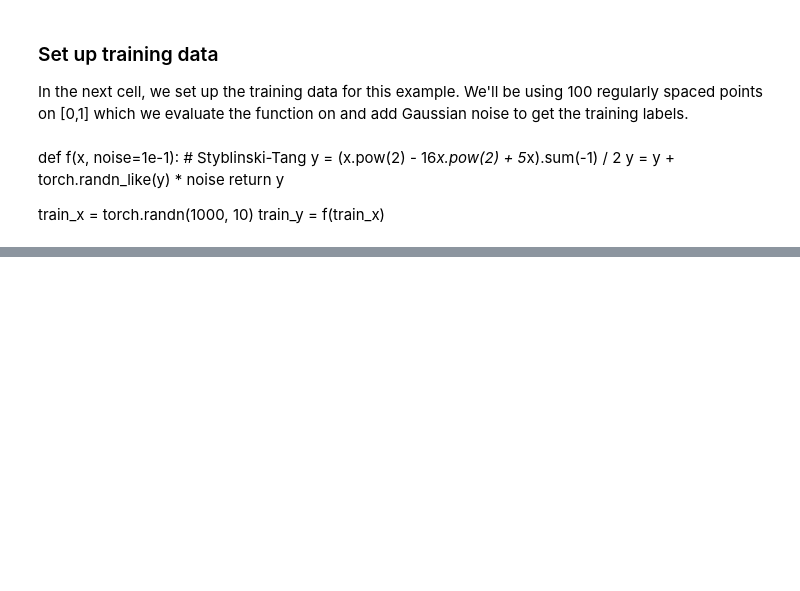
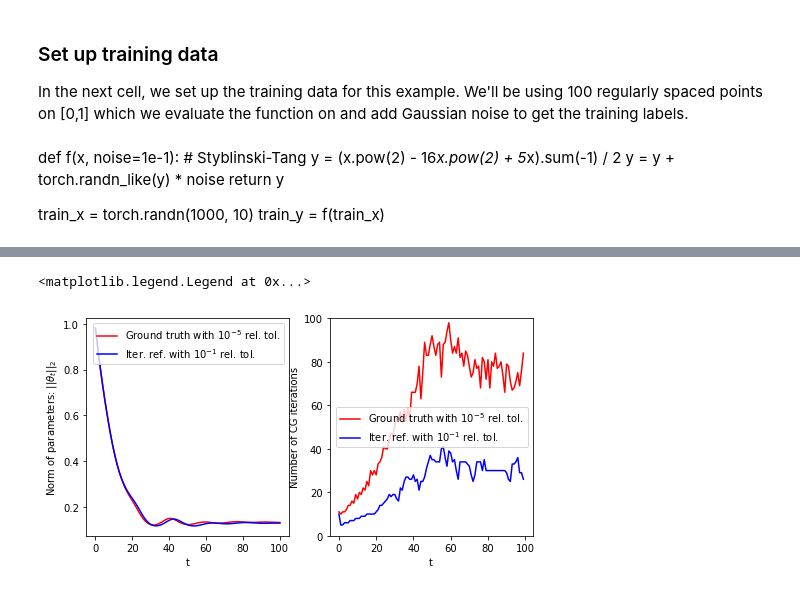
Before and after one commit to cornellius-gp/gpytorch, a Jupyter notebook: examples/01_Exact_GPs/Simple_GP_Regression.ipynb, the cells around one changed output, grey strips where cells are left out. Saved outputs shown, nothing was run; the diff lists cells and outputs as text; code cells hidden in the pictures; blank space fills up the shorter version.

```diff
--- a/examples/01_Exact_GPs/Simple_GP_Regression.ipynb
+++ b/examples/01_Exact_GPs/Simple_GP_Regression.ipynb
@@ -34,7 +32,9 @@ def f(x, noise=1e-1):
     y = y + torch.randn_like(y) * noise
     return y
 
-train_x = torch.linspace(-1, 1, 1000)
+N = 100
+torch.manual_seed(0)
+train_x = torch.linspace(-1, 1, N)
 train_y = f(train_x)
 # %% [markdown]
 def f(x, noise=1e-1):
@@ -57,13 +57,9 @@ class ExactGPModel(gpytorch.models.ExactGP):
         #self.covar_module = gpytorch.kernels.ScaleKernel(
         #                        gpytorch.kernels.RBFKernel().initialize(lengthscale=init_theta)
         #)
-        self.covar_module = gpytorch.kernels.ScaleKernel(gpytorch.kernels.RBFKernel())
+        self.covar_module = gpytorch.kernels.RBFKernel()
 
     def forward(self, x):
         mean_x = self.mean_module(x)
         covar_x = self.covar_module(x)
         return gpytorch.distributions.MultivariateNormal(mean_x, covar_x)
-
-# initialize likelihood and model
-likelihood = gpytorch.likelihoods.GaussianLikelihood()
-model = ExactGPModel(train_x, train_y, likelihood)
@@ -98,0 +221,19 @@ However, defining custom training loops allows for greater flexibility. For exam
+# %%
+params = torch.stack([torch.as_tensor(lengthscales), torch.as_tensor(noises)], dim=-1)
+true_params = torch.stack([torch.as_tensor(true_lengthscales), torch.as_tensor(true_noises)], dim=-1)
+# %%
+fig, axes = plt.subplots(ncols=2, figsize=(8, 4))
+
+axes[0].plot(true_params.norm(2, dim=-1), 'r', label=r"Ground truth with $10^{-5}$ rel. tol.")
+axes[0].plot(params.norm(2, dim=-1), 'b', label=r"Iter. ref. with $10^{-1}$ rel. tol.")
+axes[0].set(xlabel="t", ylabel=r"Norm of parameters: $||\theta_t||_2$")
+axes[0].legend()
+
+
+axes[1].plot(true_iters_used, 'r', label=r"Ground truth with $10^{-5}$ rel. tol.")
+axes[1].plot(iters_used, 'b', label=r"Iter. ref. with $10^{-1}$ rel. tol.")
+axes[1].set(xlabel="t", ylabel=r"Number of CG iterations", ylim=[0, 100])
+axes[1].legend()
+# %% [output]
+<matplotlib.legend.Legend at 0x...>
+[figure, added]
```
Also changed, not shown: parts of 14 cells of this notebook, 1 other file.
